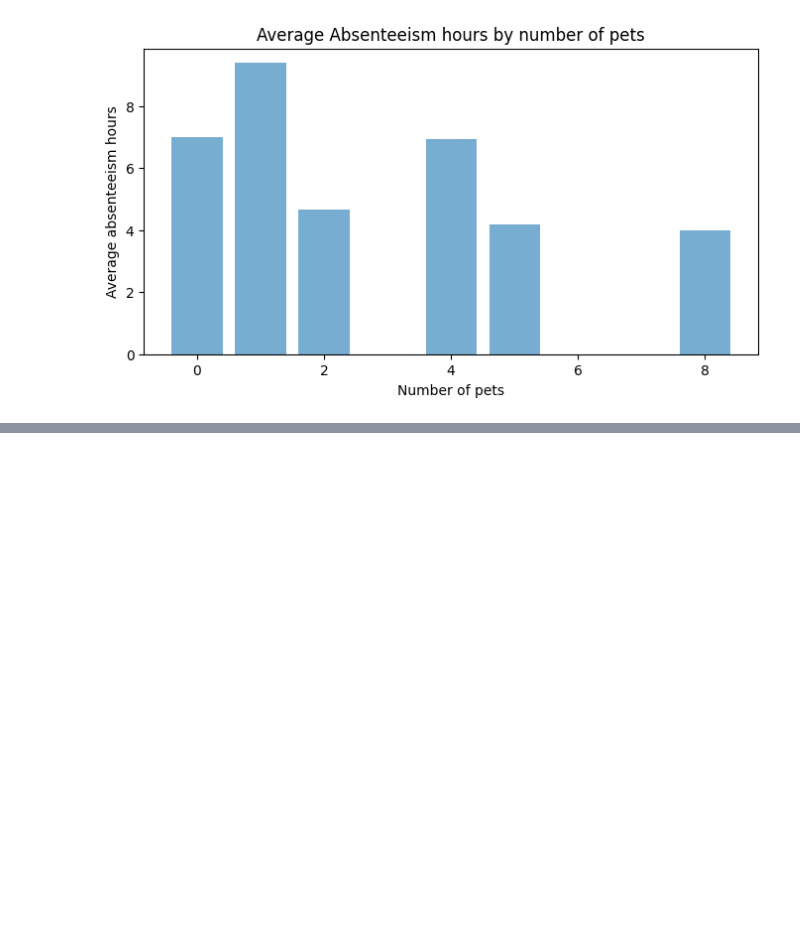
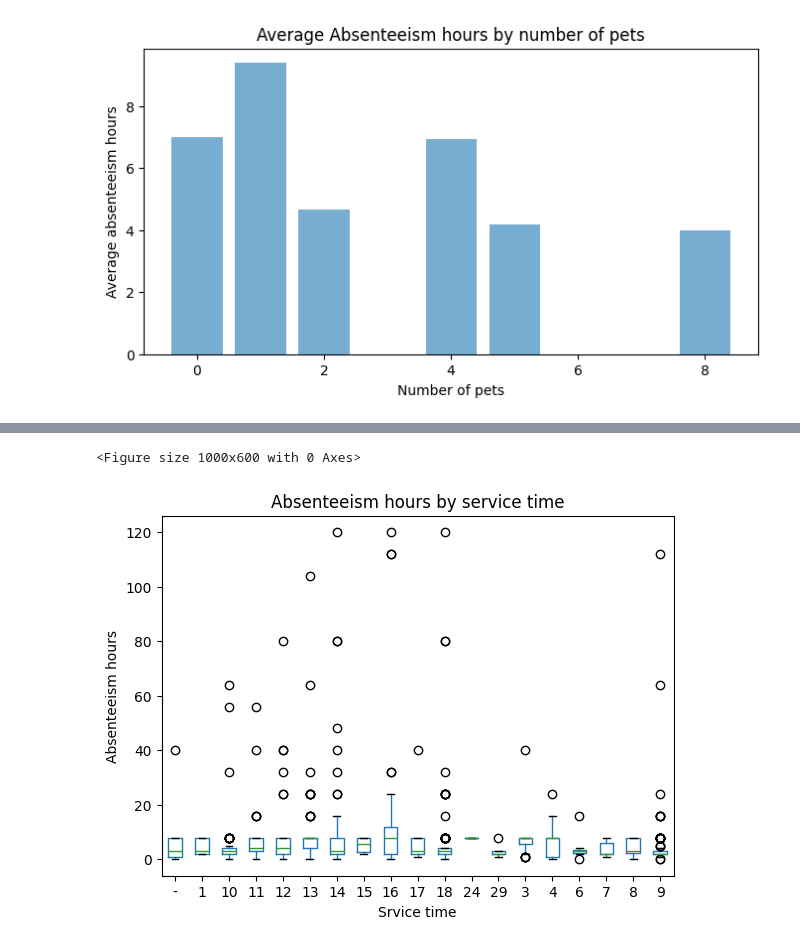
Before and after one commit to Tyler-Johnston/Absentee-Analysis, a Jupyter notebook: Group10_DMI_2526.ipynb, the cells around one changed output, grey strips where cells are left out. Saved outputs shown, nothing was run; the diff lists cells and outputs as text; code cells hidden in the pictures; blank space fills up the shorter version.

```diff
--- a/Group10_DMI_2526.ipynb
+++ b/Group10_DMI_2526.ipynb
@@ -142,0 +192,12 @@ plt.show()
+# %%
+#compare absenteeism hrs by service time using boxplot
+plt.figure(figsize=(10,6))
+df.boxplot(column='Absenteeism time in hours', by='Service time', grid=False)
+plt.title('Absenteeism hours by service time')
+plt.suptitle('')
+plt.xlabel('Srvice time')
+plt.ylabel('Absenteeism hours')
+plt.show()
+# %% [output]
+<Figure size 1000x600 with 0 Axes>
+[figure, added]
```
Also changed, not shown: parts of 4 cells of this notebook.
